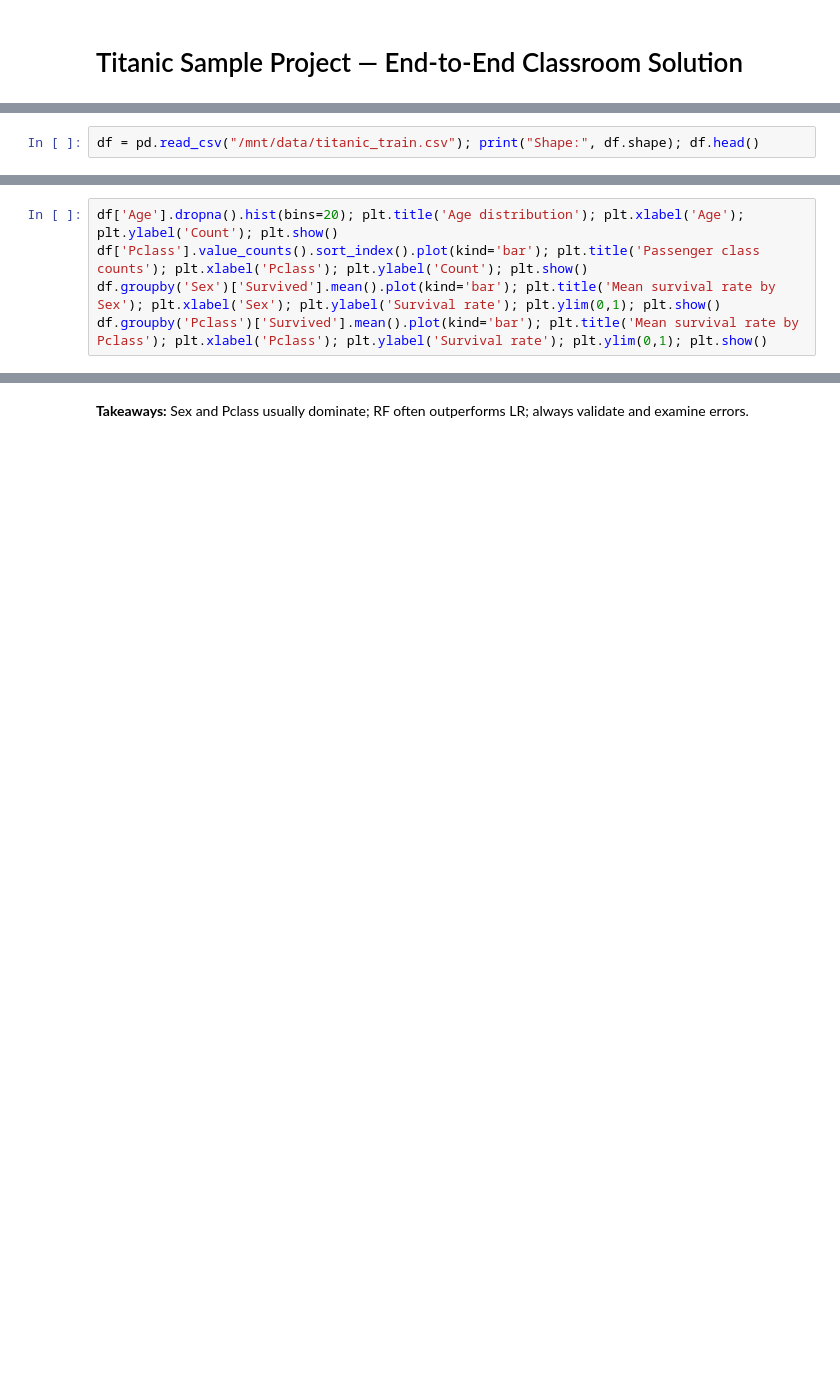
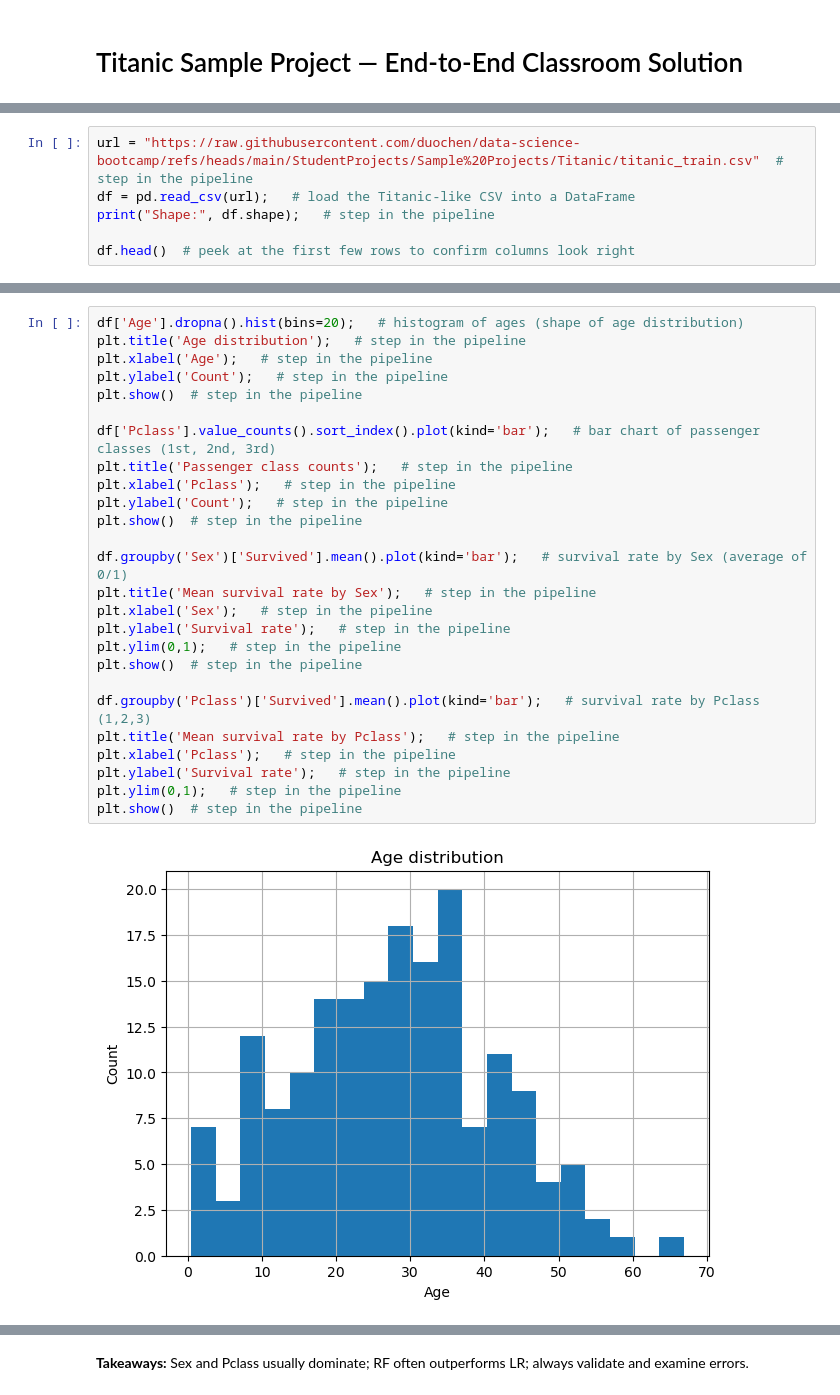
Before and after one commit to duochen/data-science-bootcamp, a Jupyter notebook: StudentProjects/Sample Projects/Titanic/Titanic_Sample_Project.ipynb, the cells around one changed output, grey strips where cells are left out. Saved outputs shown, nothing was run; the diff lists cells and outputs as text; blank space fills up the shorter version.

```diff
--- a/StudentProjects/Sample Projects/Titanic/Titanic_Sample_Project.ipynb
+++ b/StudentProjects/Sample Projects/Titanic/Titanic_Sample_Project.ipynb
@@ -15,2 +29,6 @@ plt.rcParams['figure.figsize']=(7,5)
 # %%
-df = pd.read_csv("/mnt/data/titanic_train.csv"); print("Shape:", df.shape); df.head()
+url = "https://raw.githubusercontent.com/duochen/data-science-bootcamp/refs/heads/main/StudentProjects/Sample%20Projects/Titanic/titanic_train.csv"  # step in the pipeline
+df = pd.read_csv(url);   # load the Titanic-like CSV into a DataFrame
+print("Shape:", df.shape);   # step in the pipeline
+
+df.head()  # peek at the first few rows to confirm columns look right
@@ -19,5 +73,28 @@ print(df.dtypes); print("\nMissing values:"); print(df.isna().sum()); print("\nT
 # %%
-df['Age'].dropna().hist(bins=20); plt.title('Age distribution'); plt.xlabel('Age'); plt.ylabel('Count'); plt.show()
-df['Pclass'].value_counts().sort_index().plot(kind='bar'); plt.title('Passenger class counts'); plt.xlabel('Pclass'); plt.ylabel('Count'); plt.show()
-df.groupby('Sex')['Survived'].mean().plot(kind='bar'); plt.title('Mean survival rate by Sex'); plt.xlabel('Sex'); plt.ylabel('Survival rate'); plt.ylim(0,1); plt.show()
-df.groupby('Pclass')['Survived'].mean().plot(kind='bar'); plt.title('Mean survival rate by Pclass'); plt.xlabel('Pclass'); plt.ylabel('Survival rate'); plt.ylim(0,1); plt.show()
+df['Age'].dropna().hist(bins=20);   # histogram of ages (shape of age distribution)
+plt.title('Age distribution');   # step in the pipeline
+plt.xlabel('Age');   # step in the pipeline
+plt.ylabel('Count');   # step in the pipeline
+plt.show()  # step in the pipeline
+
+df['Pclass'].value_counts().sort_index().plot(kind='bar');   # bar chart of passenger classes (1st, 2nd, 3rd)
+plt.title('Passenger class counts');   # step in the pipeline
+plt.xlabel('Pclass');   # step in the pipeline
+plt.ylabel('Count');   # step in the pipeline
+plt.show()  # step in the pipeline
+
+df.groupby('Sex')['Survived'].mean().plot(kind='bar');   # survival rate by Sex (average of 0/1)
+plt.title('Mean survival rate by Sex');   # step in the pipeline
+plt.xlabel('Sex');   # step in the pipeline
+plt.ylabel('Survival rate');   # step in the pipeline
+plt.ylim(0,1);   # step in the pipeline
+plt.show()  # step in the pipeline
+
+df.groupby('Pclass')['Survived'].mean().plot(kind='bar');   # survival rate by Pclass (1,2,3)
+plt.title('Mean survival rate by Pclass');   # step in the pipeline
+plt.xlabel('Pclass');   # step in the pipeline
+plt.ylabel('Survival rate');   # step in the pipeline
+plt.ylim(0,1);   # step in the pipeline
+plt.show()  # step in the pipeline
+# %% [output]
+[figure, added]
```
Also changed, not shown: parts of 14 cells of this notebook.
